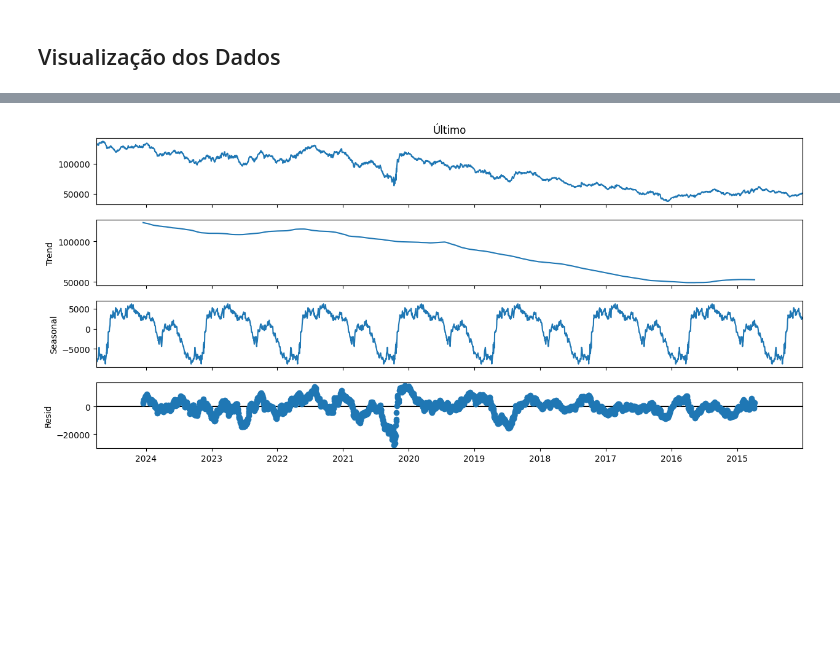
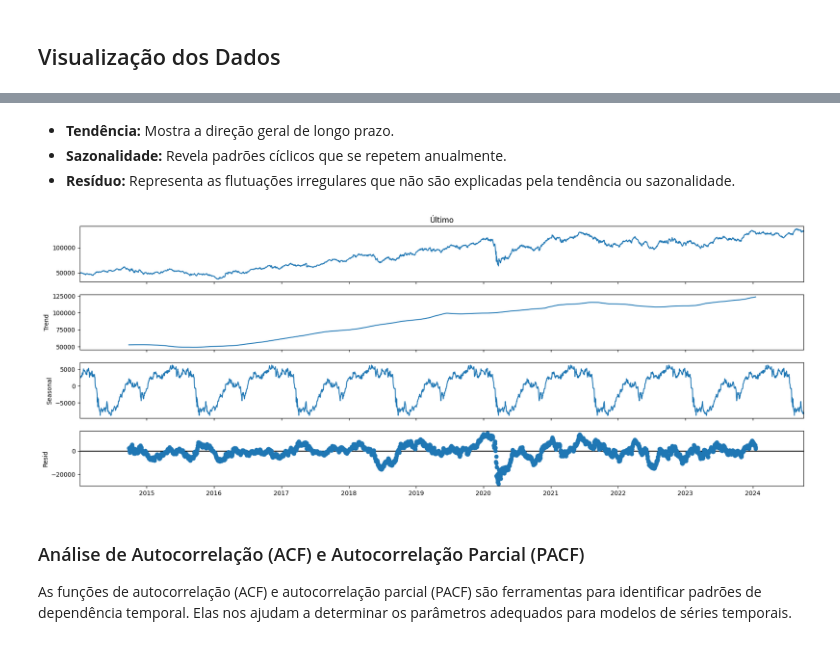
Before and after one commit to felipefreitasffs/IbovAnalysis, a Jupyter notebook: src/ibovespa.ipynb, the cells around one changed output, grey strips where cells are left out. Cells and saved outputs as stored; diff of their text form; code cells hidden in the pictures; blank space fills up the shorter version.

```diff
--- a/src/ibovespa.ipynb
+++ b/src/ibovespa.ipynb
@@ -85,3 +134,6 @@ df_ibovespa.head(10)
 df_ibovespa['Ano'] = df_ibovespa.index.year
 df_ibovespa['Mes'] =  df_ibovespa.index.month
 df_ibovespa['Semana'] =  df_ibovespa.index.day_of_week
+df_ibovespa["Dia"] = df_ibovespa.index.day
+df_ibovespa["DataFormatada"] = pd.to_datetime(df_ibovespa.index)
+df_ibovespa.info()
@@ -221,6 +251,14 @@ result.seasonal.iloc[:500].plot(figsize=(14, 7))
+# %% [markdown]
+- **Tendência:** Mostra a direção geral de longo prazo.
+- **Sazonalidade:** Revela padrões cíclicos que se repetem anualmente.
+- **Resíduo:** Representa as flutuações irregulares que não são explicadas pela tendência ou sazonalidade.
 # %%
-result = seasonal_decompose(df_ibov["Último"], model="additive", period=365)
+result = seasonal_decompose(df_ibov["Último"].sort_index(), model="additive", period=365)
 fig = result.plot()
-fig.set_size_inches(14, 6)
+fig.set_size_inches(20, 7)
 # %% [output]
-[figure, old version]
+[figure, new version]
+# %% [markdown]
+### Análise de Autocorrelação (ACF) e Autocorrelação Parcial (PACF)
+
+As funções de autocorrelação (ACF) e autocorrelação parcial (PACF) são ferramentas para identificar padrões de dependência temporal. Elas nos ajudam a determinar os parâmetros adequados para modelos de séries temporais.
```
Also changed, not shown: parts of 58 cells of this notebook, 3 other files.
